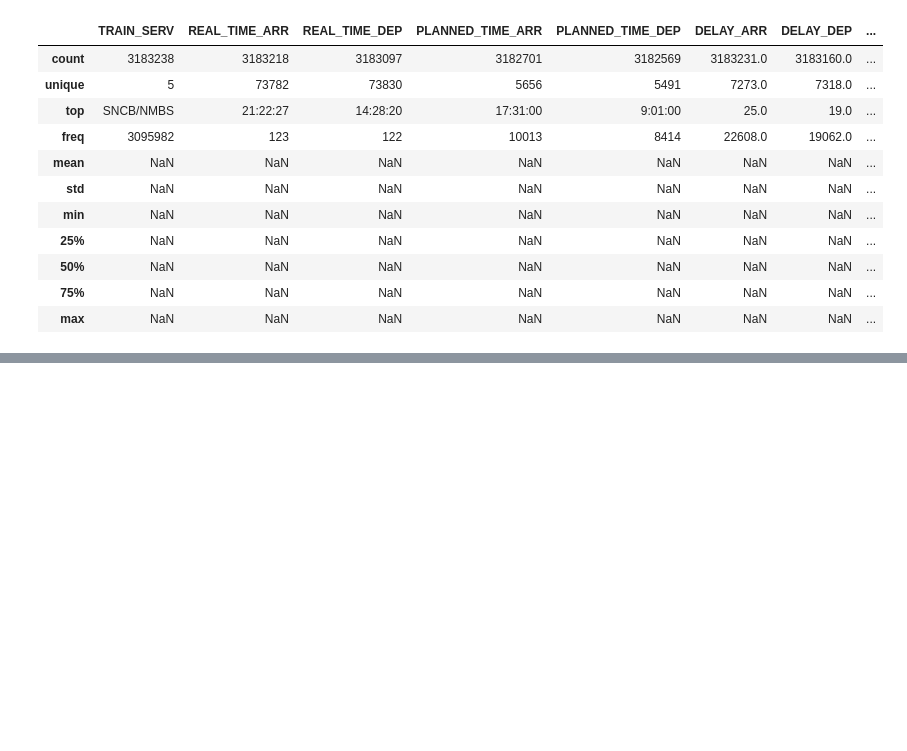
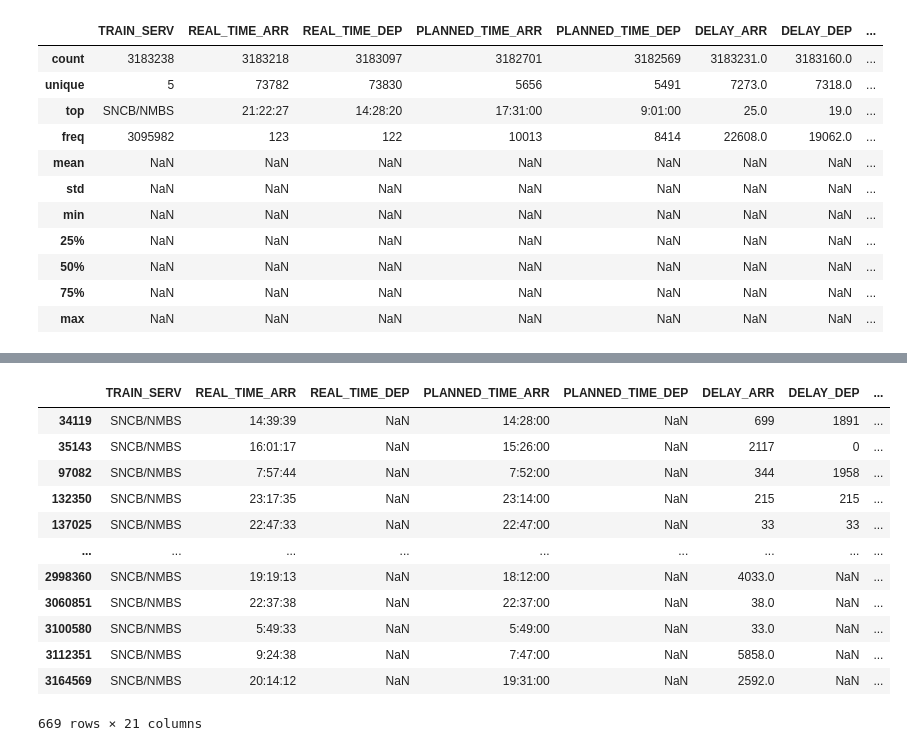
Before and after one commit to ilse-espino/train_delays_belgium, a Jupyter notebook: 2.1-data_preparation.ipynb, the cells around one changed output, grey strips where cells are left out. Saved outputs shown, nothing was run; the diff lists cells and outputs as text; code cells hidden in the pictures; blank space fills up the shorter version.

```diff
--- a/2.1-data_preparation.ipynb
+++ b/2.1-data_preparation.ipynb
@@ -45,3 +44,20 @@ df.describe(include="all")
 | 50% | NaN | NaN | NaN | NaN | NaN | NaN | NaN | ... |
 | 75% | NaN | NaN | NaN | NaN | NaN | NaN | NaN | ... |
 | max | NaN | NaN | NaN | NaN | NaN | NaN | NaN | ... |
+# %%
+# create a list of our conditions
+conditions = [
+    (df["hour_time_dep"] < 6),
+    (df["hour_time_dep"] >= 6) &  (df["hour_time_dep"] < 12),
+    (df["hour_time_dep"] >= 12) &  (df["hour_time_dep"] < 18),
+    (df["hour_time_dep"] >= 18),
+    ]
+
+# create a list of the values we want to assign for each condition
+values = ["night", "morning", "afternoon", "night"]
+
+# create a new column and use np.select to assign values to it using our lists as arguments
+df["time_of_day"] = np.select(conditions, values)
+
+# display updated DataFrame
+df.head()
@@ -47,0 +71,18 @@ df.describe(include="all")
+# %%
+pd.set_option('display.max_columns', 500)
+# %%
+df[df["temperature"].isnull()]
+# %% [output]
+|  | TRAIN_SERV | REAL_TIME_ARR | REAL_TIME_DEP | PLANNED_TIME_ARR | PLANNED_TIME_DEP | DELAY_ARR | DELAY_DEP | ... |
+| 34119 | SNCB/NMBS | 14:39:39 | NaN | 14:28:00 | NaN | 699 | 1891 | ... |
+| 35143 | SNCB/NMBS | 16:01:17 | NaN | 15:26:00 | NaN | 2117 | 0 | ... |
+| 97082 | SNCB/NMBS | 7:57:44 | NaN | 7:52:00 | NaN | 344 | 1958 | ... |
+| 132350 | SNCB/NMBS | 23:17:35 | NaN | 23:14:00 | NaN | 215 | 215 | ... |
+| 137025 | SNCB/NMBS | 22:47:33 | NaN | 22:47:00 | NaN | 33 | 33 | ... |
+| ... | ... | ... | ... | ... | ... | ... | ... | ... |
+| 2998360 | SNCB/NMBS | 19:19:13 | NaN | 18:12:00 | NaN | 4033.0 | NaN | ... |
+| 3060851 | SNCB/NMBS | 22:37:38 | NaN | 22:37:00 | NaN | 38.0 | NaN | ... |
+| 3100580 | SNCB/NMBS | 5:49:33 | NaN | 5:49:00 | NaN | 33.0 | NaN | ... |
+| 3112351 | SNCB/NMBS | 9:24:38 | NaN | 7:47:00 | NaN | 5858.0 | NaN | ... |
+| 3164569 | SNCB/NMBS | 20:14:12 | NaN | 19:31:00 | NaN | 2592.0 | NaN | ... |
+669 rows × 21 columns
```
Also changed, not shown: parts of 4 cells of this notebook.
